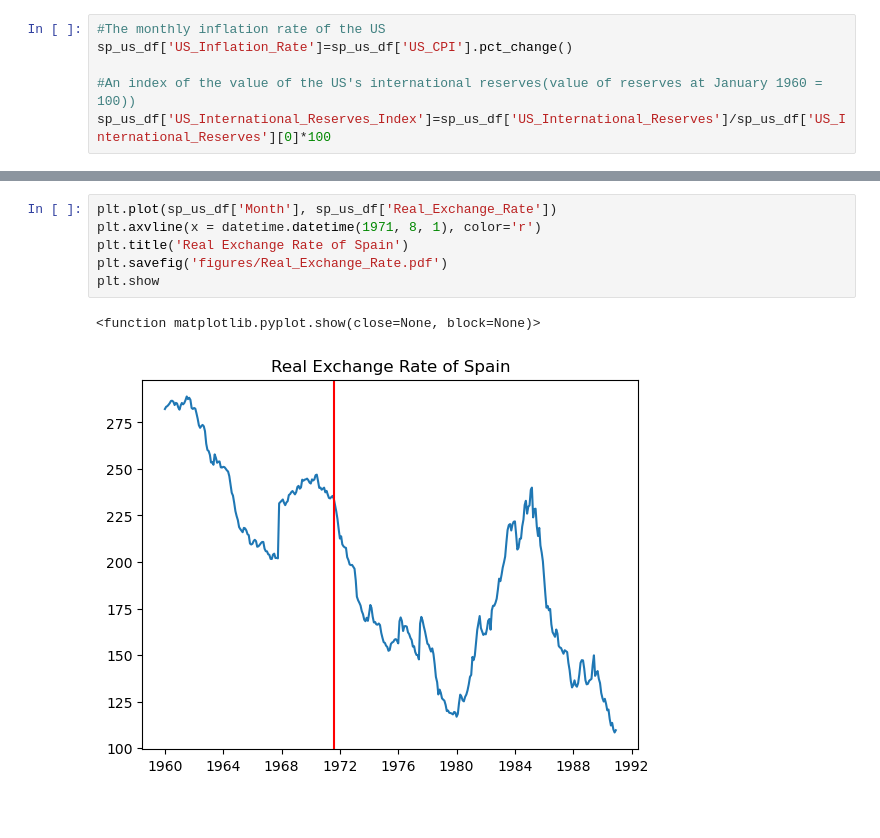
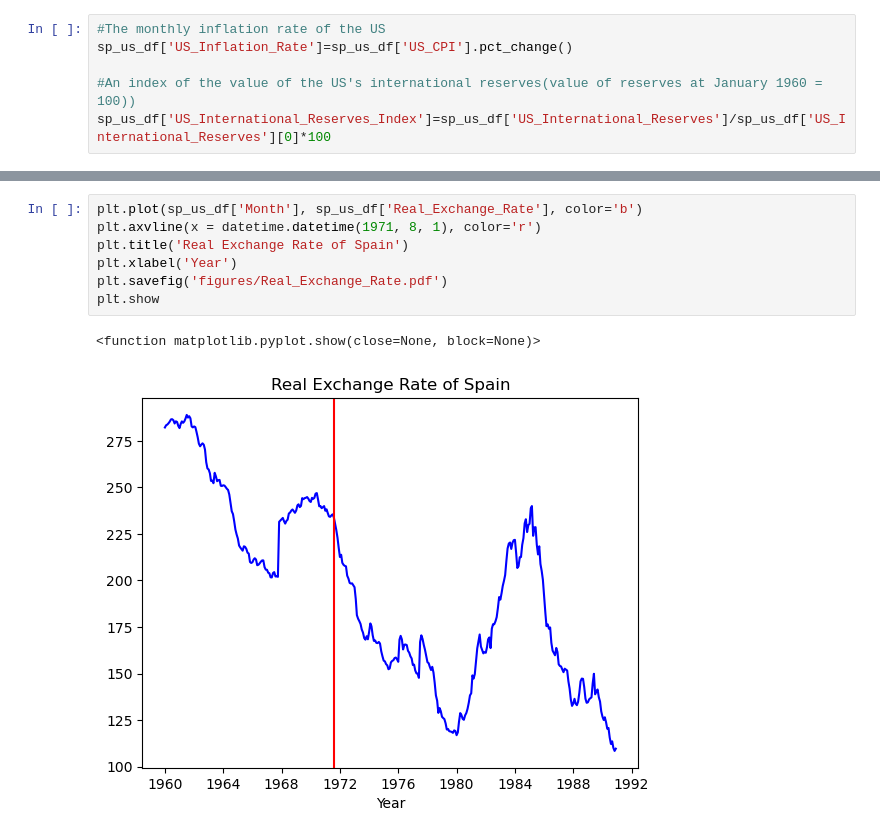
Before and after one commit to sophie-hy-fung/spain-bretton-woods, a Jupyter notebook: data_cleaning.ipynb, the cells around one changed output, grey strips where cells are left out. Cells and saved outputs as stored; diff of their text form; blank space fills up the shorter version.

```diff
--- a/data_cleaning.ipynb
+++ b/data_cleaning.ipynb
@@ -125,10 +94,11 @@ plt.show
 # %%
-plt.plot(sp_us_df['Month'], sp_us_df['Real_Exchange_Rate'])
+plt.plot(sp_us_df['Month'], sp_us_df['Real_Exchange_Rate'], color='b')
 plt.axvline(x = datetime.datetime(1971, 8, 1), color='r')
 plt.title('Real Exchange Rate of Spain')
+plt.xlabel('Year')
 plt.savefig('figures/Real_Exchange_Rate.pdf')
 plt.show
 # %% [output]
 <function matplotlib.pyplot.show(close=None, block=None)>
-[figure, old version]
+[figure, new version]
 # %%
```
Also changed, not shown: parts of 9 cells of this notebook, 4 other files.
